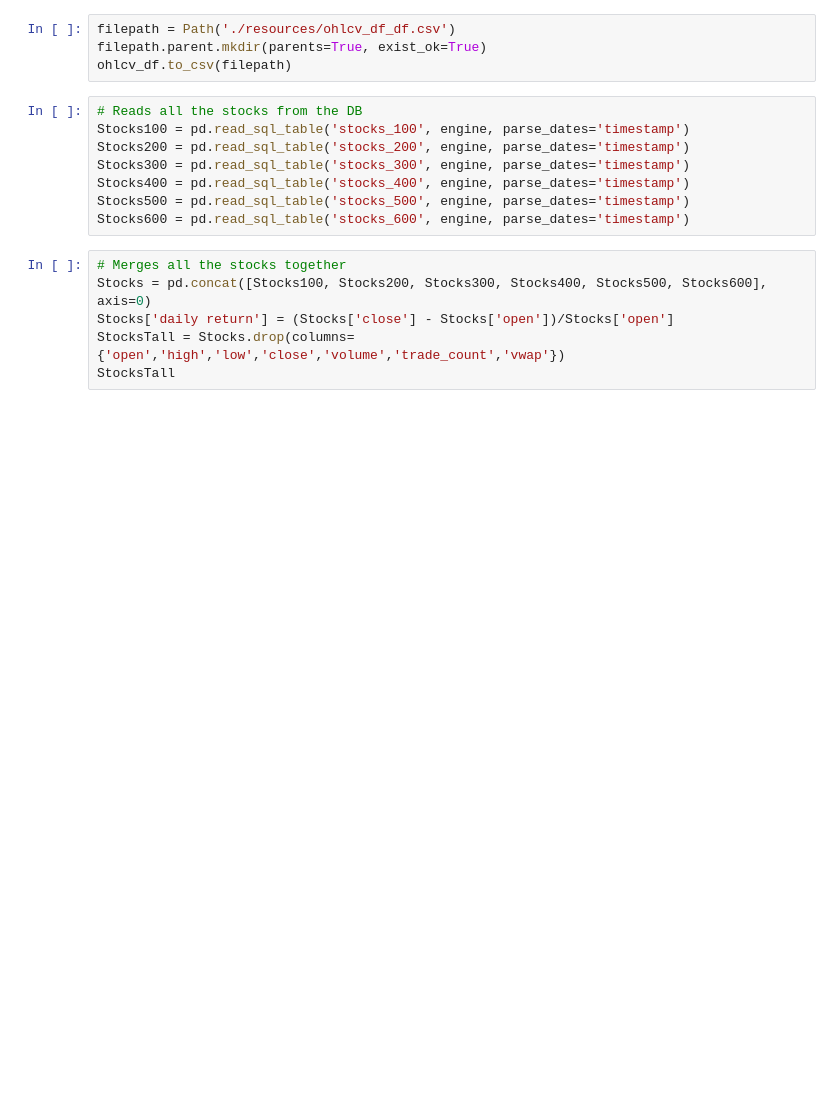
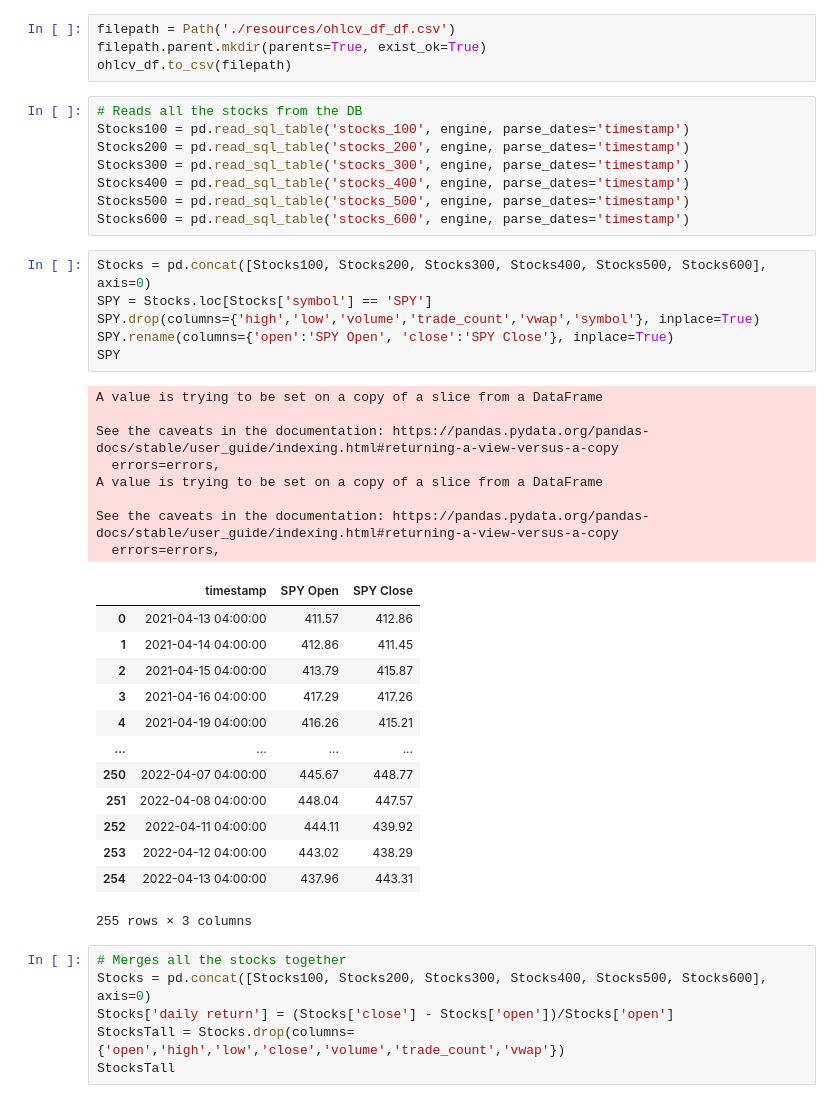
Before and after one commit to Analitico-771/machine_learning_index_prediction, a Jupyter notebook: sp500.ipynb, the cells around one changed output. Saved outputs shown, nothing was run; the diff lists cells and outputs as text; blank space fills up the shorter version.

```diff
--- a/sp500.ipynb
+++ b/sp500.ipynb
@@ -167,6 +167,34 @@ Stocks300 = pd.read_sql_table('stocks_300', engine, parse_dates='timestamp')
 Stocks400 = pd.read_sql_table('stocks_400', engine, parse_dates='timestamp')
 Stocks500 = pd.read_sql_table('stocks_500', engine, parse_dates='timestamp')
 Stocks600 = pd.read_sql_table('stocks_600', engine, parse_dates='timestamp')
+# %%
+Stocks = pd.concat([Stocks100, Stocks200, Stocks300, Stocks400, Stocks500, Stocks600], axis=0)
+SPY = Stocks.loc[Stocks['symbol'] == 'SPY']
+SPY.drop(columns={'high','low','volume','trade_count','vwap','symbol'}, inplace=True)
+SPY.rename(columns={'open':'SPY Open', 'close':'SPY Close'}, inplace=True)
+SPY
+# %% [output]
+A value is trying to be set on a copy of a slice from a DataFrame
+
+See the caveats in the documentation: https://pandas.pydata.org/pandas-docs/stable/user_guide/indexing.html#returning-a-view-versus-a-copy
+  errors=errors,
+A value is trying to be set on a copy of a slice from a DataFrame
+
+See the caveats in the documentation: https://pandas.pydata.org/pandas-docs/stable/user_guide/indexing.html#returning-a-view-versus-a-copy
+  errors=errors,
+|  | timestamp | SPY Open | SPY Close |
+| 0 | 2021-04-13 04:00:00 | 411.57 | 412.86 |
+| 1 | 2021-04-14 04:00:00 | 412.86 | 411.45 |
+| 2 | 2021-04-15 04:00:00 | 413.79 | 415.87 |
+| 3 | 2021-04-16 04:00:00 | 417.29 | 417.26 |
+| 4 | 2021-04-19 04:00:00 | 416.26 | 415.21 |
+| ... | ... | ... | ... |
+| 250 | 2022-04-07 04:00:00 | 445.67 | 448.77 |
+| 251 | 2022-04-08 04:00:00 | 448.04 | 447.57 |
+| 252 | 2022-04-11 04:00:00 | 444.11 | 439.92 |
+| 253 | 2022-04-12 04:00:00 | 443.02 | 438.29 |
+| 254 | 2022-04-13 04:00:00 | 437.96 | 443.31 |
+255 rows × 3 columns
 # %%
 # Merges all the stocks together
 Stocks = pd.concat([Stocks100, Stocks200, Stocks300, Stocks400, Stocks500, Stocks600], axis=0)
```
Also changed, not shown: parts of 1 cell of this notebook, 2 other files.
